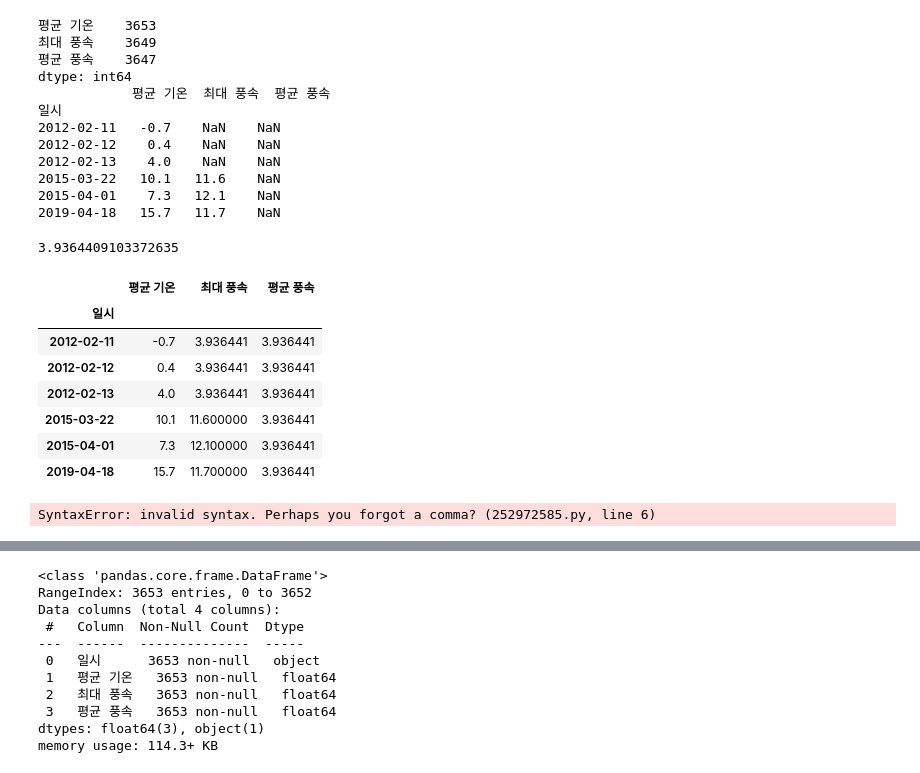
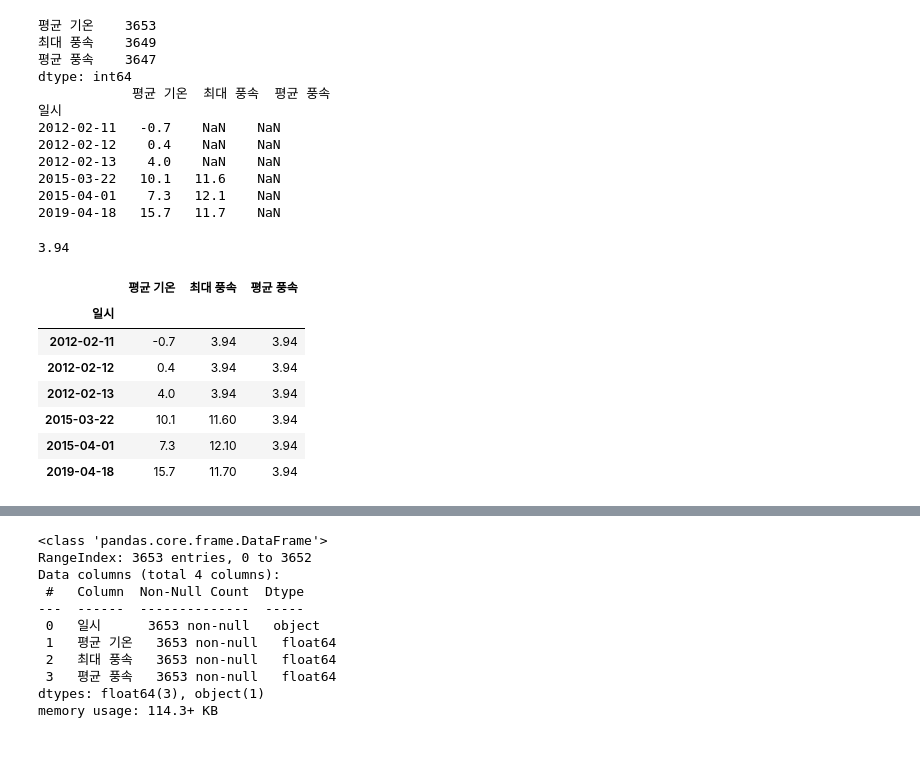
Before and after one commit to NaDongHwi/python_basic_3, a Jupyter notebook: time_series_class_5_9.ipynb, the cells around one changed output, grey strips where cells are left out. Saved outputs shown, nothing was run; the diff lists cells and outputs as text; code cells hidden in the pictures.

```diff
--- a/time_series_class_5_9.ipynb
+++ b/time_series_class_5_9.ipynb
@@ -73,28 +65,19 @@ dtype: int64
 2015-03-22   10.1   11.6    NaN
 2015-04-01    7.3   12.1    NaN
 2019-04-18   15.7   11.7    NaN
-# %%
-#3) 결측 값을 평균 풍속으로 채움, inplace를 True로 설정해 원본 데이터를 수정
-mean_wind = weather['평균 풍속'].mean()
-print(mean_wind)
-weather.fillna(mean_wind, inplace=True)
-weather.loc[["2012-02-11", "2012-02-12", "2012-02-13", "2015-03-22", "2015-04-01", "2019-04-18"]]
-# %% [output]
-3.9364409103372635
-|  | 평균 기온 | 최대 풍속 | 평균 풍속 |
-| 일시 |  |  |  |
-| 2012-02-11 | -0.7 | 3.936441 | 3.936441 |
-| 2012-02-12 | 0.4 | 3.936441 | 3.936441 |
-| 2012-02-13 | 4.0 | 3.936441 | 3.936441 |
-| 2015-03-22 | 10.1 | 11.600000 | 3.936441 |
-| 2015-04-01 | 7.3 | 12.100000 | 3.936441 |
-| 2019-04-18 | 15.7 | 11.700000 | 3.936441 |
-# %%
-#3) 결측 값을 평균 풍속으로 채움, inplace를 True로 설정해 원본 데이터를 수정
-max_wind = weather['최대 풍속'].mean()
-max_wind =round(mean_wind, 2)
-print(max_wind)
-print()
-weather[최대 풍속].fillna(max_wind, inplace=True)
-# %% [output]
-SyntaxError: invalid syntax. Perhaps you forgot a comma? (252972585.py, line 6)
+# %%
+#3) 결측 값을 평균 풍속으로 채움, inplace를 True로 설정해 원본 데이터를 수정
+mean_wind = round(weather['평균 풍속'].mean(), 2)
+print(mean_wind )
+weather.fillna(mean_wind, inplace=True)
+weather.loc[["2012-02-11","2012-02-12","2012-02-13","2015-03-22","2015-04-01","2019-04-18"]]
+# %% [output]
+3.94
+|  | 평균 기온 | 최대 풍속 | 평균 풍속 |
+| 일시 |  |  |  |
+| 2012-02-11 | -0.7 | 3.94 | 3.94 |
+| 2012-02-12 | 0.4 | 3.94 | 3.94 |
+| 2012-02-13 | 4.0 | 3.94 | 3.94 |
+| 2015-03-22 | 10.1 | 11.60 | 3.94 |
+| 2015-04-01 | 7.3 | 12.10 | 3.94 |
+| 2019-04-18 | 15.7 | 11.70 | 3.94 |
```
Also changed, not shown: parts of 25 cells of this notebook, 2 other files.
